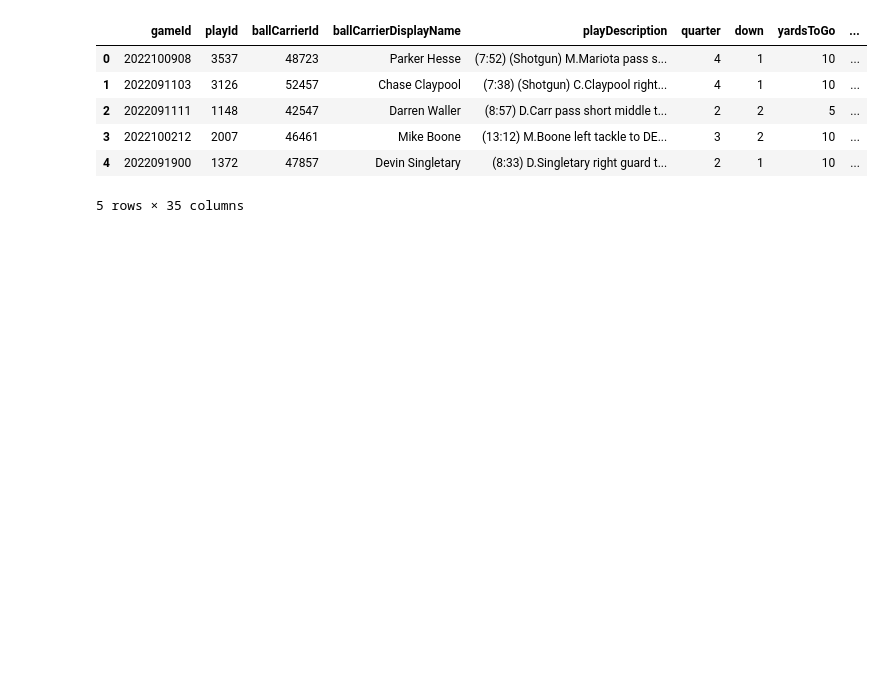
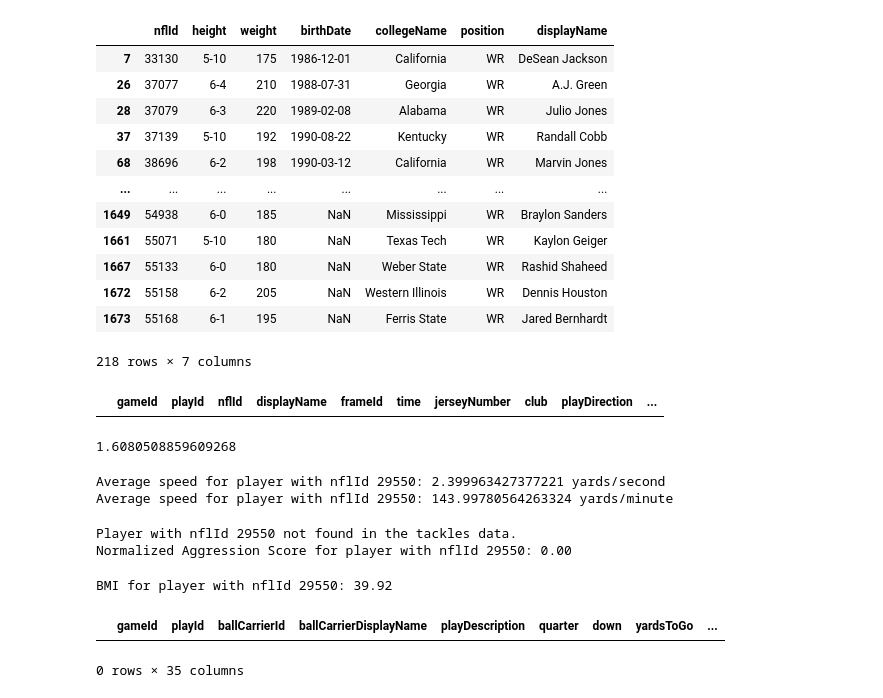
Before and after one commit to SmithsonArrey/big-data-bowl-2024-nfl-player-classifier, a Jupyter notebook: player_classifier.ipynb, the cells around one changed output. Saved outputs shown, nothing was run; the diff lists cells and outputs as text; code cells hidden in the pictures; blank space fills up the shorter version.

```diff
--- a/player_classifier.ipynb
+++ b/player_classifier.ipynb
@@ -26,42 +37,52 @@ tracking_data_all_weeks = pd.concat([pd.read_csv(f'nfl-big-data-bowl-2024/tracki
 # %%
 games_data.head()
-players_data.head()
-plays_data.head()
+players_data[players_data["position"] == 'WR']
 # %% [output]
-|  | gameId | playId | ballCarrierId | ballCarrierDisplayName | playDescription | quarter | down | yardsToGo | ... |
-| 0 | 2022100908 | 3537 | 48723 | Parker Hesse | (7:52) (Shotgun) M.Mariota pass s... | 4 | 1 | 10 | ... |
-| 1 | 2022091103 | 3126 | 52457 | Chase Claypool | (7:38) (Shotgun) C.Claypool right... | 4 | 1 | 10 | ... |
-| 2 | 2022091111 | 1148 | 42547 | Darren Waller | (8:57) D.Carr pass short middle t... | 2 | 2 | 5 | ... |
-| 3 | 2022100212 | 2007 | 46461 | Mike Boone | (13:12) M.Boone left tackle to DE... | 3 | 2 | 10 | ... |
-| 4 | 2022091900 | 1372 | 47857 | Devin Singletary | (8:33) D.Singletary right guard t... | 2 | 1 | 10 | ... |
+|  | nflId | height | weight | birthDate | collegeName | position | displayName |
+| 7 | 33130 | 5-10 | 175 | 1986-12-01 | California | WR | DeSean Jackson |
+| 26 | 37077 | 6-4 | 210 | 1988-07-31 | Georgia | WR | A.J. Green |
+| 28 | 37079 | 6-3 | 220 | 1989-02-08 | Alabama | WR | Julio Jones |
+| 37 | 37139 | 5-10 | 192 | 1990-08-22 | Kentucky | WR | Randall Cobb |
+| 68 | 38696 | 6-2 | 198 | 1990-03-12 | California | WR | Marvin Jones |
+| ... | ... | ... | ... | ... | ... | ... | ... |
+| 1649 | 54938 | 6-0 | 185 | NaN | Mississippi | WR | Braylon Sanders |
+| 1661 | 55071 | 5-10 | 180 | NaN | Texas Tech | WR | Kaylon Geiger |
+| 1667 | 55133 | 6-0 | 180 | NaN | Weber State | WR | Rashid Shaheed |
+| 1672 | 55158 | 6-2 | 205 | NaN | Western Illinois | WR | Dennis Houston |
+| 1673 | 55168 | 6-1 | 195 | NaN | Ferris State | WR | Jared Bernhardt |
-5 rows × 35 columns
+218 rows × 7 columns
+# %%
+#tom brady was tracked 2201 times in week 1
+player_tracking = tracking_data_1[tracking_data_1['nflId'] == 29550]
+player_tracking
+# %% [output]
+|  | gameId | playId | nflId | displayName | frameId | time | jerseyNumber | club | playDirection | ... |
+# %%
+average_speed = player_tracking['s'].sum() / len(player_tracking['s'])
+average_speed
+# %% [output]
+1.6080508859609268
 # %%
 def calculate_average_speed(tracking_data, nflId):
     # Filter tracking data for the specific player
     player_tracking = tracking_data[tracking_data['nflId'] == nflId]
-
-    # Calculate the total distance traveled by the player
-    total_distance = player_tracking['dis'].sum()
-
-    # Calculate the total time the player was in motion
-    total_time_in_motion = player_tracking[player_tracking['s'] > 0]['time'].count()
-
-    # Calculate the average speed
-    if total_time_in_motion > 0:
-        average_speed = total_distance / total_time_in_motion
-        return average_speed
-    else:
-        return 0
+    average_speed = player_tracking['s'].sum() / len(player_tracking['s'])
+    return average_speed
 
 # Example usage:
 # Assuming you have loaded the tracking data into a DataFrame named 'tracking_data'
 # and the player data into a DataFrame named 'player_data'
 
 # Replace 'your_nflId_here' with the actual nflId of the player you want to calculate the average speed for
-nflId_to_calculate = your_nflId_here
+nflId_to_calculate = 29550
 
-average_speed = calculate_average_speed(tracking_data, nflId_to_calculate)
+average_speed = calculate_average_speed(tracking_data_all_weeks, nflId_to_calculate)
+average_speed_min = average_speed * 60
 print(f"Average speed for player with nflId {nflId_to_calculate}: {average_speed} yards/second")
+print(f"Average speed for player with nflId {nflId_to_calculate}: {average_speed_min} yards/minute")
+# %% [output]
+Average speed for player with nflId 29550: 2.399963427377221 yards/second
+Average speed for player with nflId 29550: 143.99780564263324 yards/minute
 # %%
 def calculate_normalized_aggression_score(tackles_data, nflId):
     # Filter tackles data for the specific player
@@ -69,7 +90,7 @@ def calculate_normalized_aggression_score(tackles_data, nflId):
 
     if len(player_tackles) == 0:
         print(f"Player with nflId {nflId} not found in the tackles data.")
-        return None
+        return 0
 
     # Calculate normalized aggression score based on tackles, assisted tackles, forced fumbles, and missed tackles
     tackles = player_tackles['tackle'].sum()
@@ -88,7 +109,7 @@ def calculate_normalized_aggression_score(tackles_data, nflId):
 # Assuming you have loaded the tackles data into a DataFrame named 'tackles_data'
 
 # Replace 'your_nflId_here' with the actual nflId of the player you want to calculate the normalized aggression score for
-nflId_to_calculate_aggression_score = your_nflId_here
+nflId_to_calculate_aggression_score = 29550
 
 player_aggression_score = calculate_normalized_aggression_score(
     tackles_data, nflId_to_calculate_aggression_score)
@@ -96,6 +117,9 @@ if player_aggression_score is not None:
     print(
         f"Normalized Aggression Score for player with nflId {nflId_to_calculate_aggression_score}: {player_aggression_score:.2f}"
     )
+# %% [output]
+Player with nflId 29550 not found in the tackles data.
+Normalized Aggression Score for player with nflId 29550: 0.00
 # %%
 def calculate_bmi(player_data, nflId):
     # Filter player data for the specific player
@@ -124,8 +148,10 @@ def convert_height_to_meters(height):
 # Assuming you have loaded the player data into a DataFrame named 'player_data'
 
 # Replace 'your_nflId_here' with the actual nflId of the player you want to calculate the BMI for
-nflId_to_calculate_bmi = your_nflId_here
+nflId_to_calculate_bmi = 29550
 
-player_bmi = calculate_bmi(player_data, nflId_to_calculate_bmi)
+player_bmi = calculate_bmi(players_data, nflId_to_calculate_bmi)
 if player_bmi is not None:
     print(f"BMI for player with nflId {nflId_to_calculate_bmi}: {player_bmi:.2f}")
+# %% [output]
+BMI for player with nflId 29550: 39.92
@@ -212,0 +158,8 @@ print(f"Number of passes thrown by player with passer_player_id {passerId_to_ana
+# %%
+#no interceptions were recorded
+
+player_interceptions = plays_data[plays_data['passResult'] == 'IN']
+player_interceptions
+# %% [output]
+|  | gameId | playId | ballCarrierId | ballCarrierDisplayName | playDescription | quarter | down | yardsToGo | ... |
+0 rows × 35 columns
```
Also changed, not shown: parts of 12 cells of this notebook, 1 other file.
